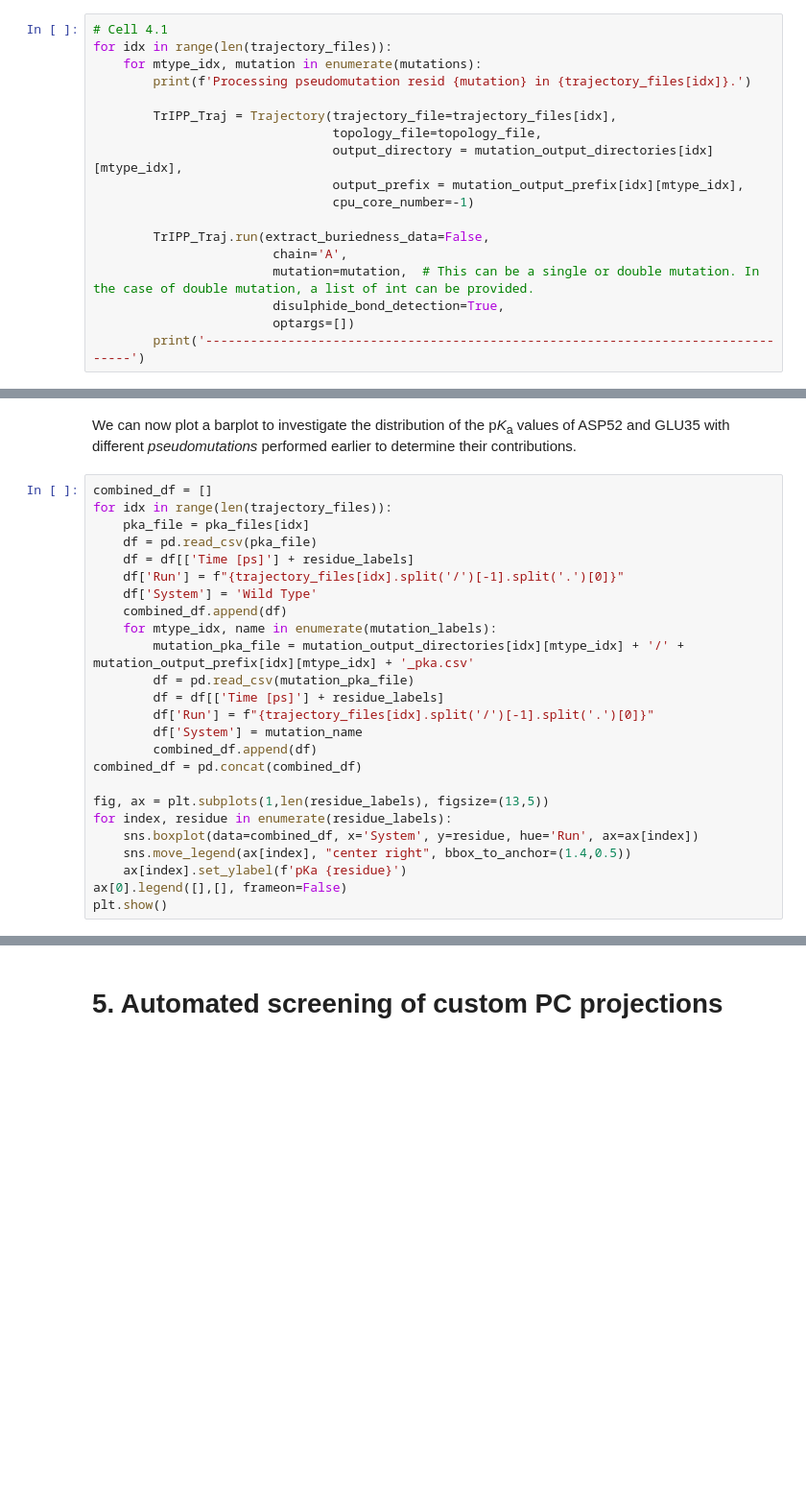
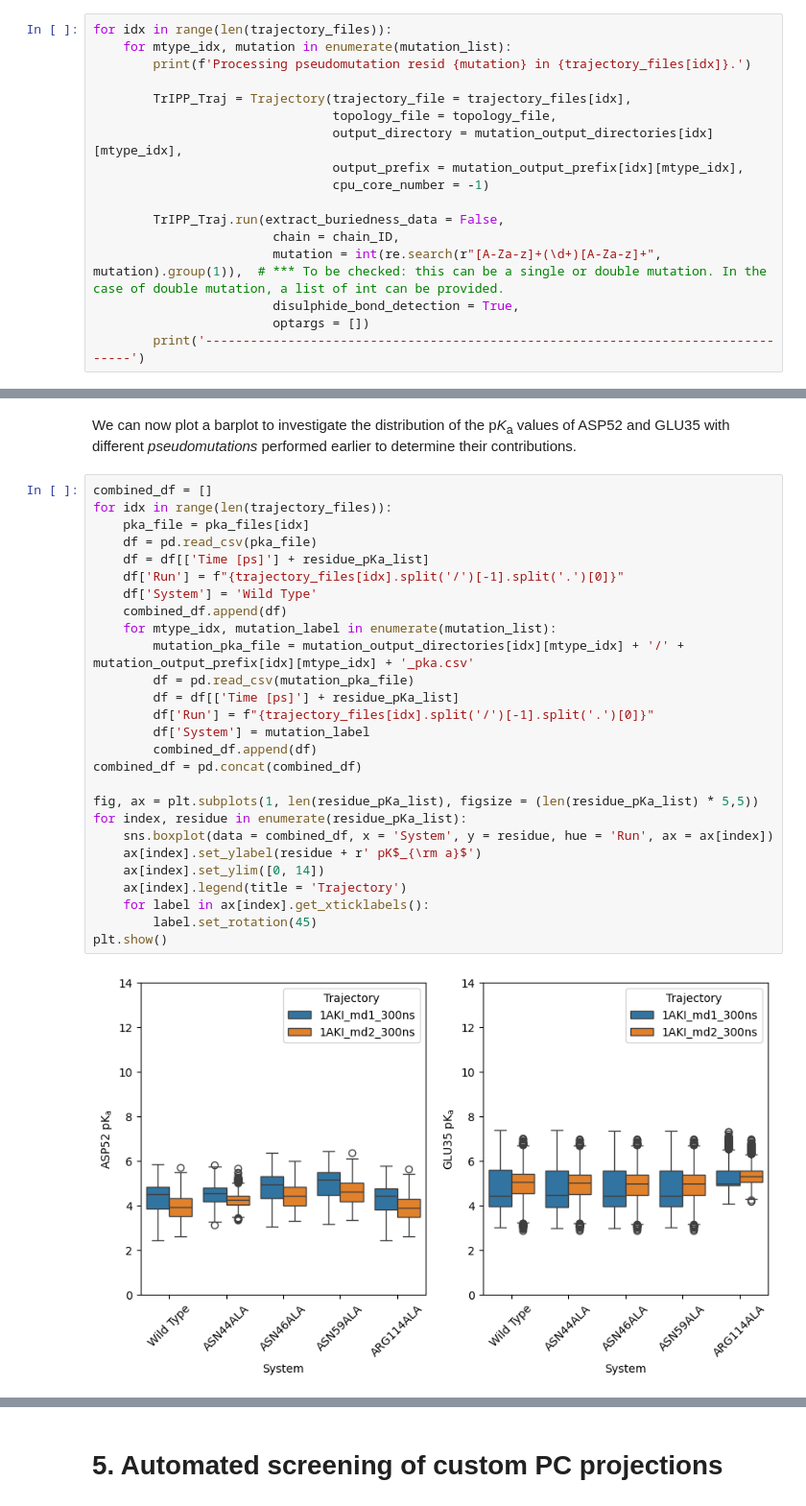
Before and after one commit to fornililab/TrIPP, a Jupyter notebook: tutorial/tripp_tutorial.ipynb, the cells around one changed output, grey strips where cells are left out. Shown: that part at 96% size. Saved outputs shown, nothing was run; the diff lists cells and outputs as text; blank space fills up the shorter version.

```diff
--- a/tutorial/tripp_tutorial.ipynb
+++ b/tutorial/tripp_tutorial.ipynb
@@ -389,18 +331,17 @@ Running the following cell on a Macbook Pro (M2 Pro) requires about 5 minutes.
 # %%
-# Cell 4.1
 for idx in range(len(trajectory_files)):
-    for mtype_idx, mutation in enumerate(mutations):
+    for mtype_idx, mutation in enumerate(mutation_list):
         print(f'Processing pseudomutation resid {mutation} in {trajectory_files[idx]}.')
 
-        TrIPP_Traj = Trajectory(trajectory_file=trajectory_files[idx],
-                                topology_file=topology_file,
+        TrIPP_Traj = Trajectory(trajectory_file = trajectory_files[idx],
+                                topology_file = topology_file,
                                 output_directory = mutation_output_directories[idx][mtype_idx],
                                 output_prefix = mutation_output_prefix[idx][mtype_idx],
-                                cpu_core_number=-1)
+                                cpu_core_number = -1)
 
-        TrIPP_Traj.run(extract_buriedness_data=False,
-                        chain='A',
-                        mutation=mutation,  # This can be a single or double mutation. In the case of double mutation, a list of int can be provided.
-                        disulphide_bond_detection=True,
-                        optargs=[])
+        TrIPP_Traj.run(extract_buriedness_data = False,
+                        chain = chain_ID,
+                        mutation = int(re.search(r"[A-Za-z]+(\d+)[A-Za-z]+", mutation).group(1)),  # *** To be checked: this can be a single or double mutation. In the case of double mutation, a list of int can be provided.
+                        disulphide_bond_detection = True,
+                        optargs = [])
         print('---------------------------------------------------------------------------------')
@@ -409,26 +423,30 @@ We can now plot a barplot to investigate the distribution of the p*K*<sub>a</sub
 # %%
 combined_df = []
 for idx in range(len(trajectory_files)):
     pka_file = pka_files[idx]
     df = pd.read_csv(pka_file)
-    df = df[['Time [ps]'] + residue_labels]
+    df = df[['Time [ps]'] + residue_pKa_list]
     df['Run'] = f"{trajectory_files[idx].split('/')[-1].split('.')[0]}"
     df['System'] = 'Wild Type'
     combined_df.append(df)
-    for mtype_idx, name in enumerate(mutation_labels):
+    for mtype_idx, mutation_label in enumerate(mutation_list):
         mutation_pka_file = mutation_output_directories[idx][mtype_idx] + '/' + mutation_output_prefix[idx][mtype_idx] + '_pka.csv'
         df = pd.read_csv(mutation_pka_file)
-        df = df[['Time [ps]'] + residue_labels]
+        df = df[['Time [ps]'] + residue_pKa_list]
         df['Run'] = f"{trajectory_files[idx].split('/')[-1].split('.')[0]}"
-        df['System'] = mutation_name
+        df['System'] = mutation_label
         combined_df.append(df)
 combined_df = pd.concat(combined_df)
 
-fig, ax = plt.subplots(1,len(residue_labels), figsize=(13,5))
-for index, residue in enumerate(residue_labels):
-    sns.boxplot(data=combined_df, x='System', y=residue, hue='Run', ax=ax[index])
-    sns.move_legend(ax[index], "center right", bbox_to_anchor=(1.4,0.5))
-    ax[index].set_ylabel(f'pKa {residue}')
-ax[0].legend([],[], frameon=False)
+fig, ax = plt.subplots(1, len(residue_pKa_list), figsize = (len(residue_pKa_list) * 5,5))
+for index, residue in enumerate(residue_pKa_list):
+    sns.boxplot(data = combined_df, x = 'System', y = residue, hue = 'Run', ax = ax[index])
+    ax[index].set_ylabel(residue + r' pK$_{\rm a}$')
+    ax[index].set_ylim([0, 14])
+    ax[index].legend(title = 'Trajectory')
+    for label in ax[index].get_xticklabels():
+        label.set_rotation(45)
 plt.show()
+# %% [output]
+[figure, added]
 # %% [markdown]
```
Also changed, not shown: parts of 20 cells of this notebook, 16 other files.
